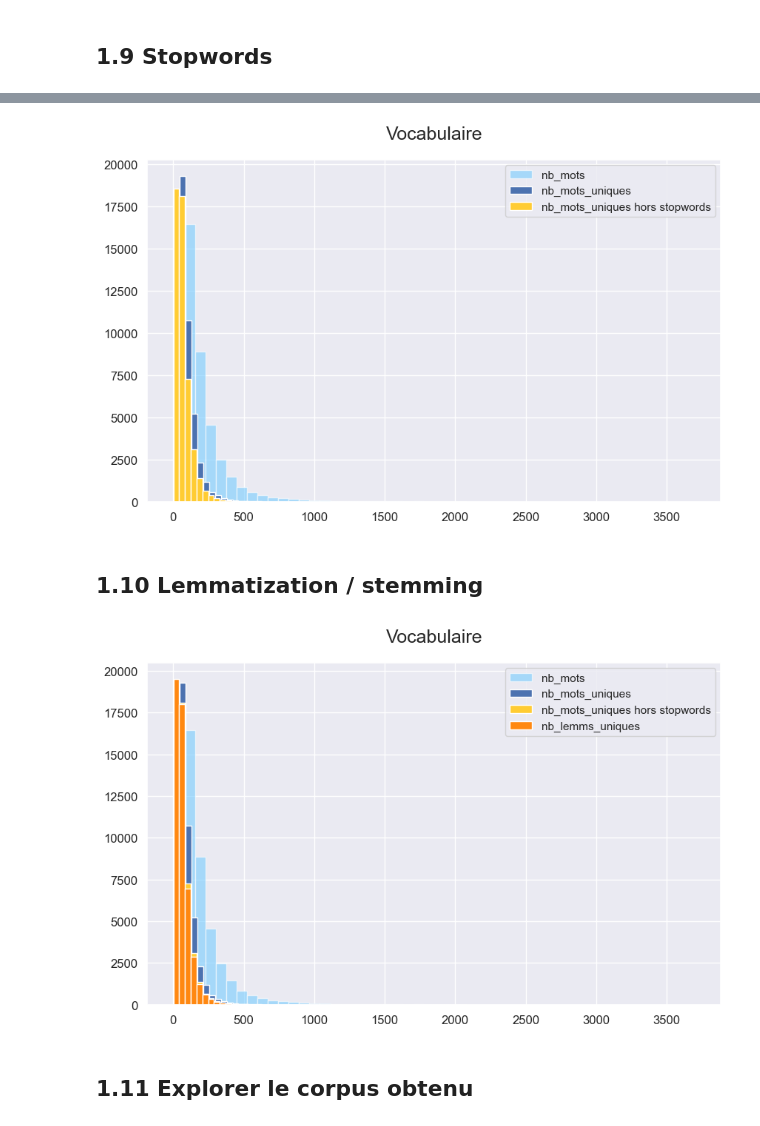
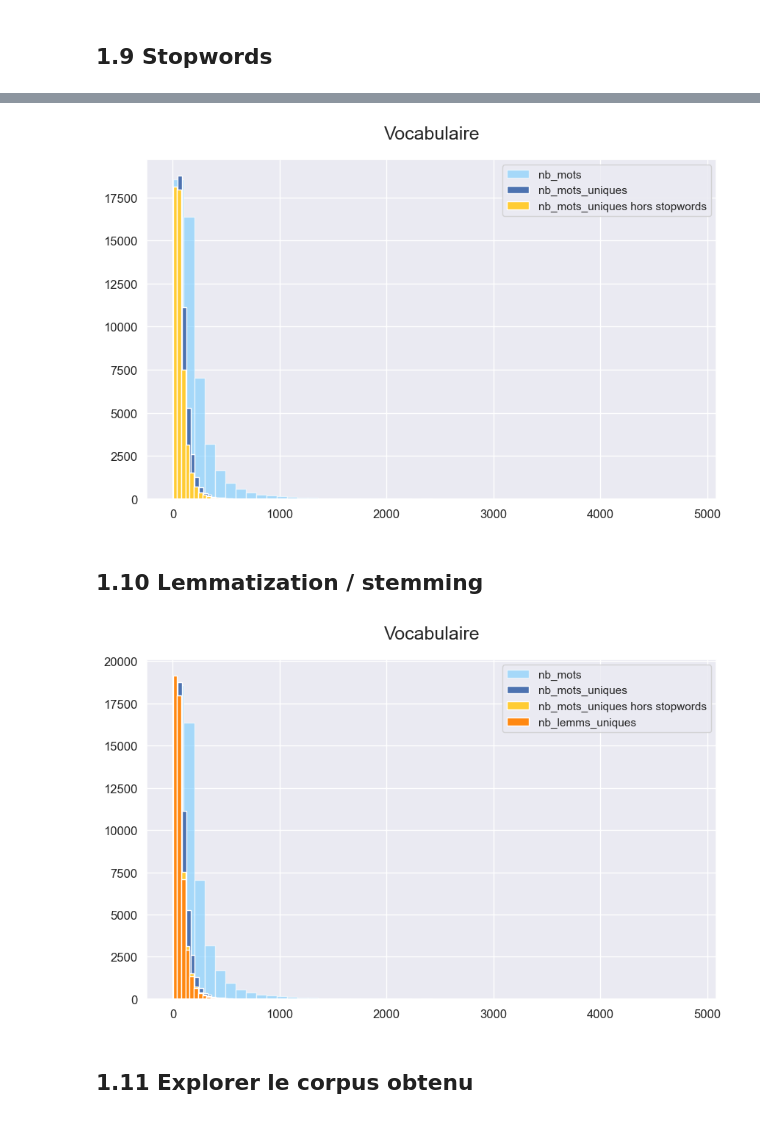
Before and after one commit to Kiwinokoto/ML_student, a Jupyter notebook: notebooks/Oudelet_Kevin_1_notebook_exploration_121123.ipynb, the cells around one changed output, grey strips where cells are left out. Drawn from its saved outputs; the diff is of its cells as text; code cells hidden in the pictures.

```diff
--- a/notebooks/Oudelet_Kevin_1_notebook_exploration_121123.ipynb
+++ b/notebooks/Oudelet_Kevin_1_notebook_exploration_121123.ipynb
@@ -692,0 +709,14 @@ raw_questions_tags[['nb_mots', 'nb_mots_uniques']].describe()
+# %%
+# Compare
+
+tokenizers = ['word', 'punct', 'regex']
+
+for t in tokenizers:
+    raw_questions_tags['nb_mots_' + str(t)] = raw_questions_tags['tokens_' + str(t)].apply(len)
+    raw_questions_tags['nb_mots_uniques_' + str(t)] = raw_questions_tags['tokens_uniques_' + str(t)].apply(len)
+
+    print(f'Résultat avec le tokeniser {t} :')
+    print(raw_questions_tags['nb_mots_' + str(t)].sum())
+    print(raw_questions_tags['nb_mots_uniques_' + str(t)].sum(), '\n')
+
+    display(raw_questions_tags[['nb_mots_' + str(t), 'nb_mots_uniques_' + str(t)]].describe())
@@ -727,7 +797,7 @@ graphs_analyse_uni(raw_questions_tags, 'nb_mots_uniques', bins=50, r=2, density=
 ## 1.8 Fréquence des mots
 # %%
 # Extract tokens from the 'tokens_uniques' column
-all_tokens = [token for tokens_list in raw_questions_tags['tokens_uniques'] for token in tokens_list]
+all_tokens = [token for tokens_list in raw_questions_tags['tokens_uniques_regex'] for token in tokens_list]
 print (len(all_tokens))
 
 # Calculate token frequencies using a loop
@@ -826,17 +896,17 @@ def preprocess_text_3(liste_tokens):
     return filtered_list
 
 # Apply the preprocessing function
-raw_questions_tags['tokens_uniques_no_stopwords'] = raw_questions_tags['tokens_uniques'].apply(preprocess_text_3)
+raw_questions_tags['tokens_uniques_no_stopwords'] = raw_questions_tags['tokens_uniques_regex'].apply(preprocess_text_3)
 
 raw_questions_tags['nb_tokens_uniques_no_stopwords'] = raw_questions_tags['tokens_uniques_no_stopwords'].apply(len)
 # %%
 fig, ax = plt.subplots(figsize=(10, 6))
 
 # Plotting 'nb_mots'
-raw_questions_tags['nb_mots'].hist(density=False, bins=50, ax=ax, color='#7cf', alpha=0.6, label='nb_mots')
+raw_questions_tags['nb_mots_regex'].hist(density=False, bins=50, ax=ax, color='#7cf', alpha=0.6, label='nb_mots')
 
 # Plotting 'nb_mots_uniques'
-raw_questions_tags['nb_mots_uniques'].hist(density=False, bins=50, ax=ax, label='nb_mots_uniques')
+raw_questions_tags['nb_mots_uniques_regex'].hist(density=False, bins=50, ax=ax, label='nb_mots_uniques')
 
 # Plotting 'nb_mots_uniques non stopwords'
 raw_questions_tags['nb_tokens_uniques_no_stopwords'].hist(density=False, bins=50, color='#fc3', ax=ax,
@@ -850,13 +920,14 @@ ax.legend()
 
 plt.show()
 # %% [output]
-[figure, old version]
+[figure, new version]
 # %% [markdown]
 ## 1.10 Lemmatization / stemming
 # %%
 # Lemmatization tends to be more accurate but can be slower than stemming.
 # On a utilisé le stemming en français, dans le cours openclassrooms
 # Tentons donc la lemmatisation ici
+# Developper ?
 
 def lemmatize_tokens(tokens):
     lemmatizer = WordNetLemmatizer()
@@ -885,35 +956,35 @@ def lemmatize_tokens(tokens):
 raw_questions_tags['lemms'] = raw_questions_tags['tokens_uniques_no_stopwords'].apply(lemmatize_tokens)
 
 # garde seulmt les lemmes uniques
-raw_questions_tags['lemms_uniques'] = raw_questions_tags['lemms'].apply(preprocess_text_2)
+raw_questions_tags['lemms_uniques'] = raw_questions_tags['lemms'].apply(preprocess_2_keep_uniques_only)
 
 raw_questions_tags['nb_lemms'] = raw_questions_tags['lemms'].apply(len)
 raw_questions_tags['nb_lemms_uniques'] = raw_questions_tags['lemms_uniques'].apply(len)
 # %%
 fig, ax = plt.subplots(figsize=(10, 6))
 
 # Plotting 'nb_mots'
-raw_questions_tags['nb_mots'].hist(density=False, bins=50, ax=ax, color='#7cf', alpha=0.6, label='nb_mots')
+raw_questions_tags['nb_mots_regex'].hist(density=False, bins=50, ax=ax, color='#7cf', alpha=0.6, label='nb_mots')
 
 # Plotting 'nb_mots_uniques'
-raw_questions_tags['nb_mots_uniques'].hist(density=False, bins=50, ax=ax, label='nb_mots_uniques')
+raw_questions_tags['nb_mots_uniques_regex'].hist(density=False, bins=50, ax=ax, label='nb_mots_uniques')
 
 # Plotting 'nb_mots_uniques non stopwords'
 raw_questions_tags['nb_tokens_uniques_no_stopwords'].hist(density=False, bins=50, color='#fc3', ax=ax,
                                                           label='nb_mots_uniques hors stopwords')
 # Plotting 'lemms'
 raw_questions_tags['nb_lemms_uniques'].hist(density=False, bins=50, color='#f81', ax=ax,
                                                           label='nb_lemms_uniques')
 
 plt.title('Vocabulaire', pad=20, fontsize=18)
 plt.xticks(fontsize=12)
 plt.yticks(fontsize=12)
 
 ax.legend()
 
 plt.show()
 # %% [output]
-[figure, old version]
+[figure, new version]
 # %% [markdown]
 ## 1.11 Explorer le corpus obtenu
 # %%
```
Also changed, not shown: parts of 20 cells of this notebook, 1 other file.
